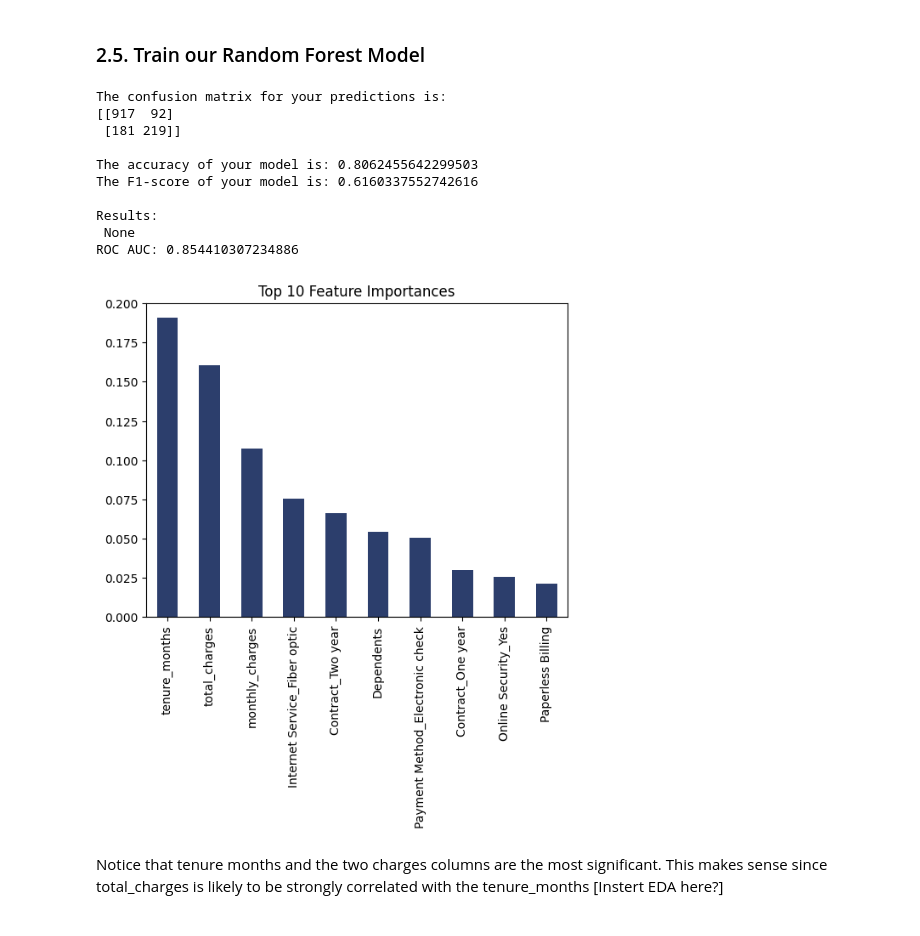
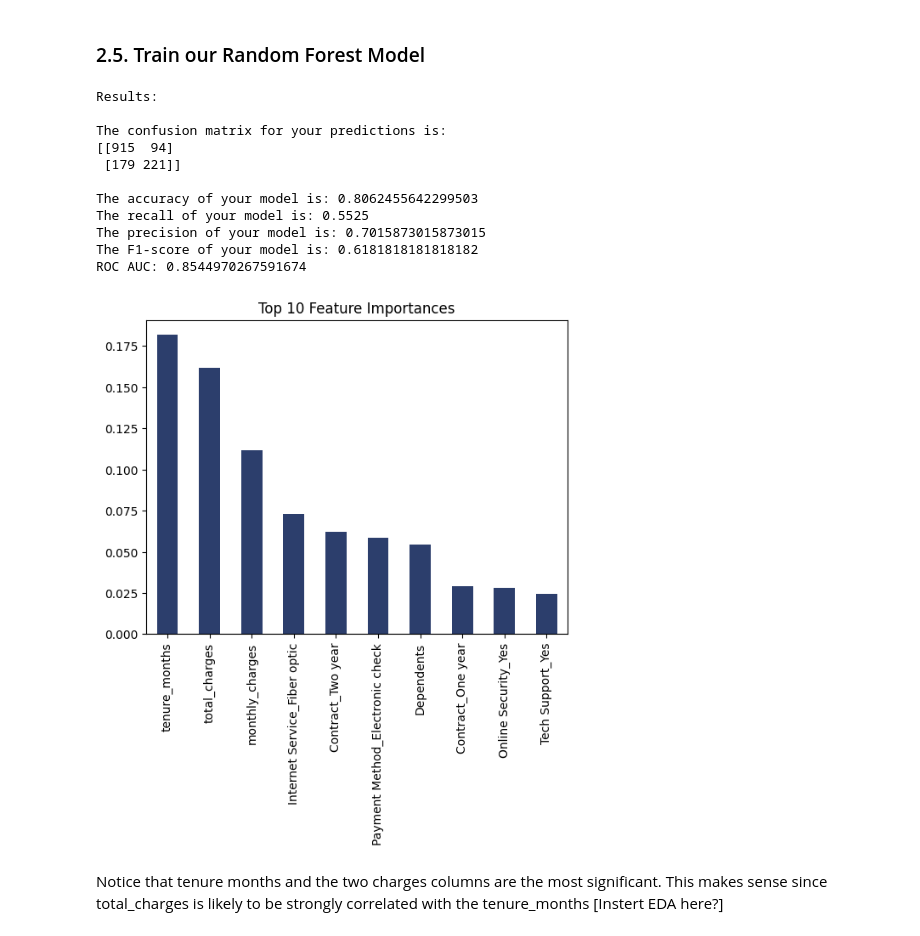
Before and after one commit to kirilvino/Swan-Project-Team-7, a Jupyter notebook: SwanMaster.ipynb, the cells around one changed output. Saved outputs shown, nothing was run; the diff lists cells and outputs as text; code cells hidden in the pictures.

Commit message:
Jacob: Cleaned up results section, and added precision and recall

```diff
--- a/SwanMaster.ipynb
+++ b/SwanMaster.ipynb
@@ -521,42 +524,43 @@ def get_results(actual, predicted):
 #     'max_depth': [10, 20],
 #     'min_samples_split': [2, 5],
 #     'max_features': ['sqrt', 'log2'],
 #     'class_weight': ['balanced', None]
 # }
 # gs = GridSearchCV(rf, param_grid, cv=5)
 # gs.fit(X_train_scaled, y_train)
 # print(gs.best_score_)
 
 # gs.best_params_
 # ^- the above piece of code generated the following parameters as optimal, but is excluded due to its slightly lengthy runtime of ~1 minute
 rf = RandomForestClassifier(n_estimators = 200, max_depth = 10, max_features = 'sqrt', min_samples_split = 5)
 rf.fit(X_train_scaled, y_train)
 
 # Predictions
 y_pred = rf.predict(X_test_scaled)
 y_prob = rf.predict_proba(X_test_scaled)[:, 1]
 
 # Evaluation
-print("\nResults:\n", get_results(y_test, y_pred))
+get_results(y_test, y_pred)
 print("ROC AUC:", roc_auc_score(y_test, y_prob))
 
 # Feature importance
 importances = pd.Series(rf.feature_importances_, index=X.columns).sort_values(ascending=False)
 importances[:10].plot(kind='bar', color='#2c3e6c')
 plt.title("Top 10 Feature Importances")
 plt.show()
 # %% [output]
+Results:
+
 The confusion matrix for your predictions is:
-[[917  92]
- [181 219]]
+[[915  94]
+ [179 221]]
 
 The accuracy of your model is: 0.8062455642299503
-The F1-score of your model is: 0.6160337552742616
-
-Results:
- None
-ROC AUC: 0.854410307234886
+The recall of your model is: 0.5525
+The precision of your model is: 0.7015873015873015
+The F1-score of your model is: 0.6181818181818182
+ROC AUC: 0.8544970267591674
-[figure, old version]
+[figure, new version]
 # %% [markdown]
 Notice that tenure months and the two charges columns are the most significant. This makes sense since total_charges is likely to be strongly correlated with the tenure_months [Instert EDA here?]
 # %% [markdown]
```
Also changed, not shown: parts of 2 cells of this notebook.
